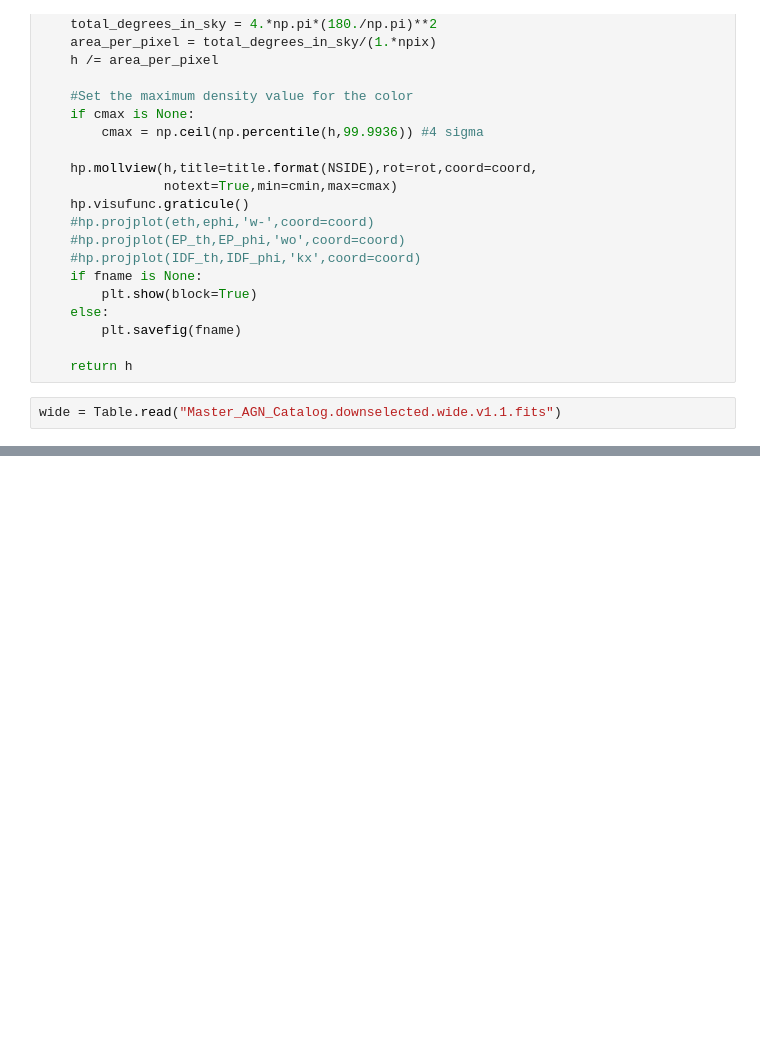
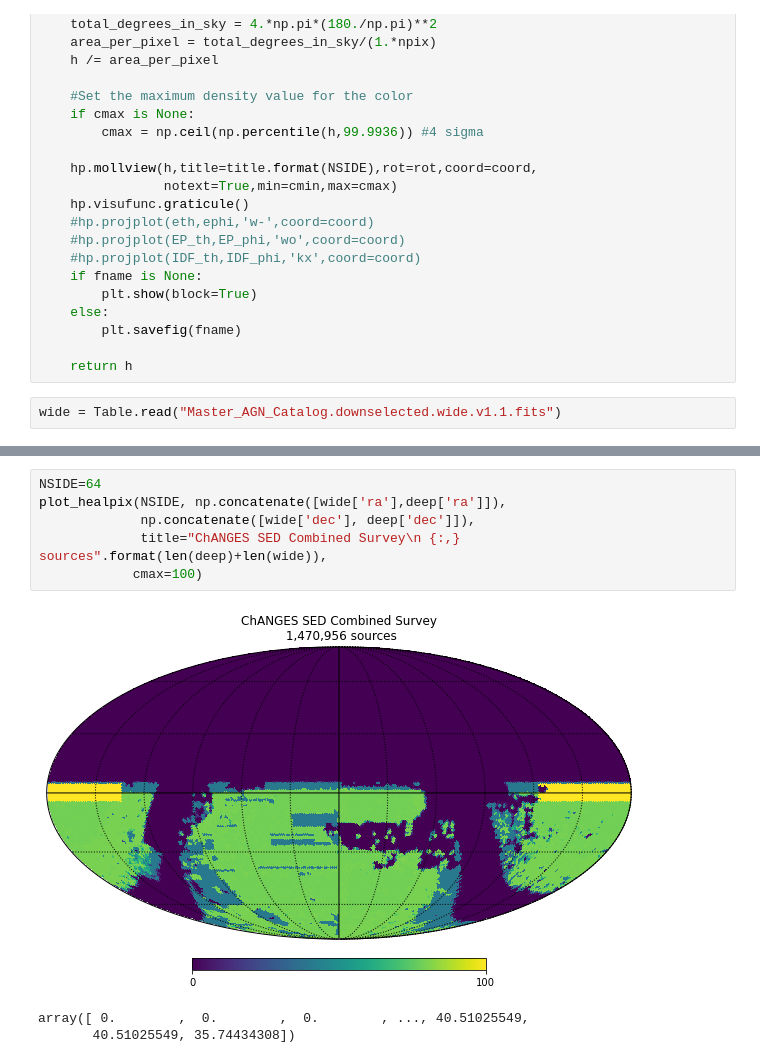
Before and after one commit to rjassef/ChANGES_SED_downselector, a Jupyter notebook: sky_distribution.ipynb, the cells around one changed output, grey strips where cells are left out. Saved outputs shown, nothing was run; the diff lists cells and outputs as text; blank space fills up the shorter version.

```diff
--- a/sky_distribution.ipynb
+++ b/sky_distribution.ipynb
@@ -64,0 +73,10 @@ wide = Table.read("Master_AGN_Catalog.downselected.wide.v1.1.fits")
+# %%
+NSIDE=64
+plot_healpix(NSIDE, np.concatenate([wide['ra'],deep['ra']]),
+             np.concatenate([wide['dec'], deep['dec']]),
+             title="ChANGES SED Combined Survey\n {:,} sources".format(len(deep)+len(wide)),
+            cmax=100)
+# %% [output]
+[figure, added]
+array([ 0.        ,  0.        ,  0.        , ..., 40.51025549,
+       40.51025549, 35.74434308])
```
Also changed, not shown: parts of 3 cells of this notebook, 3 other files.
